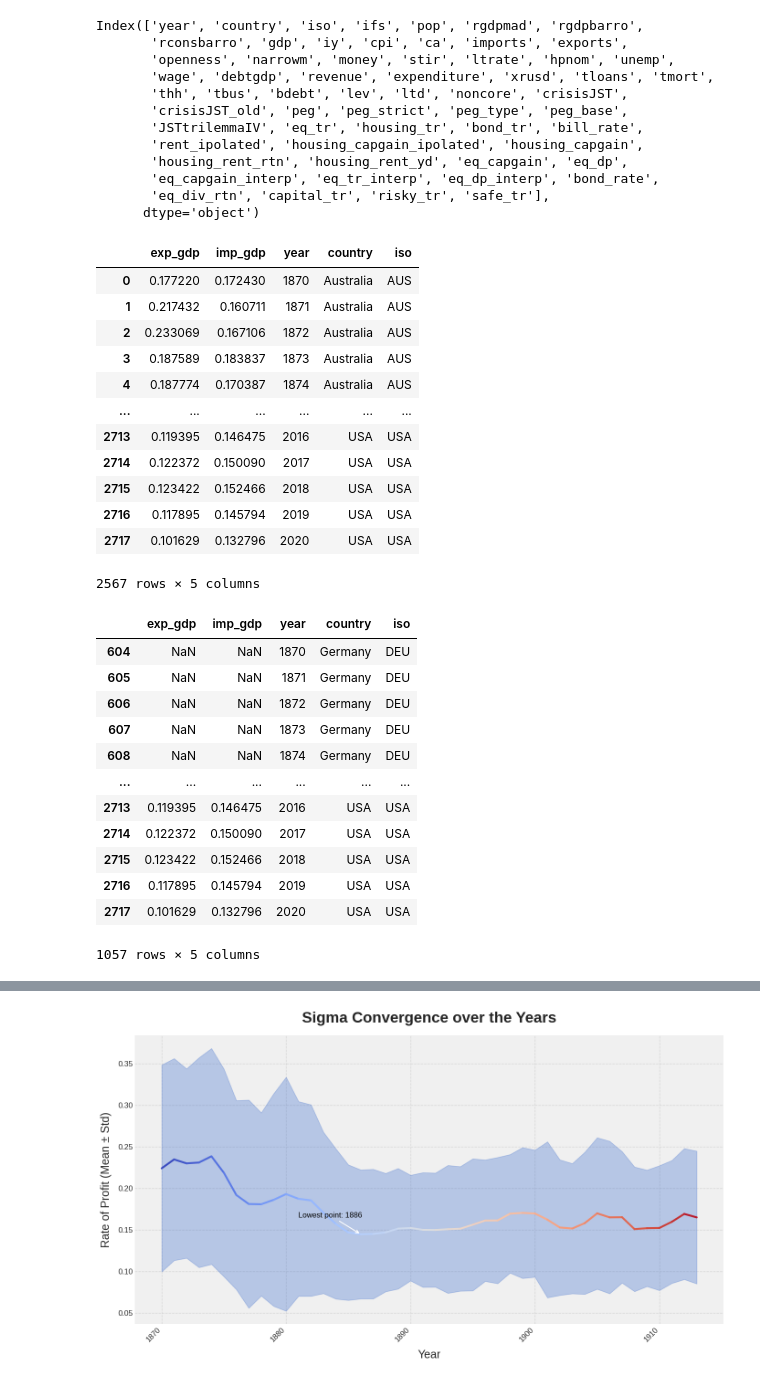
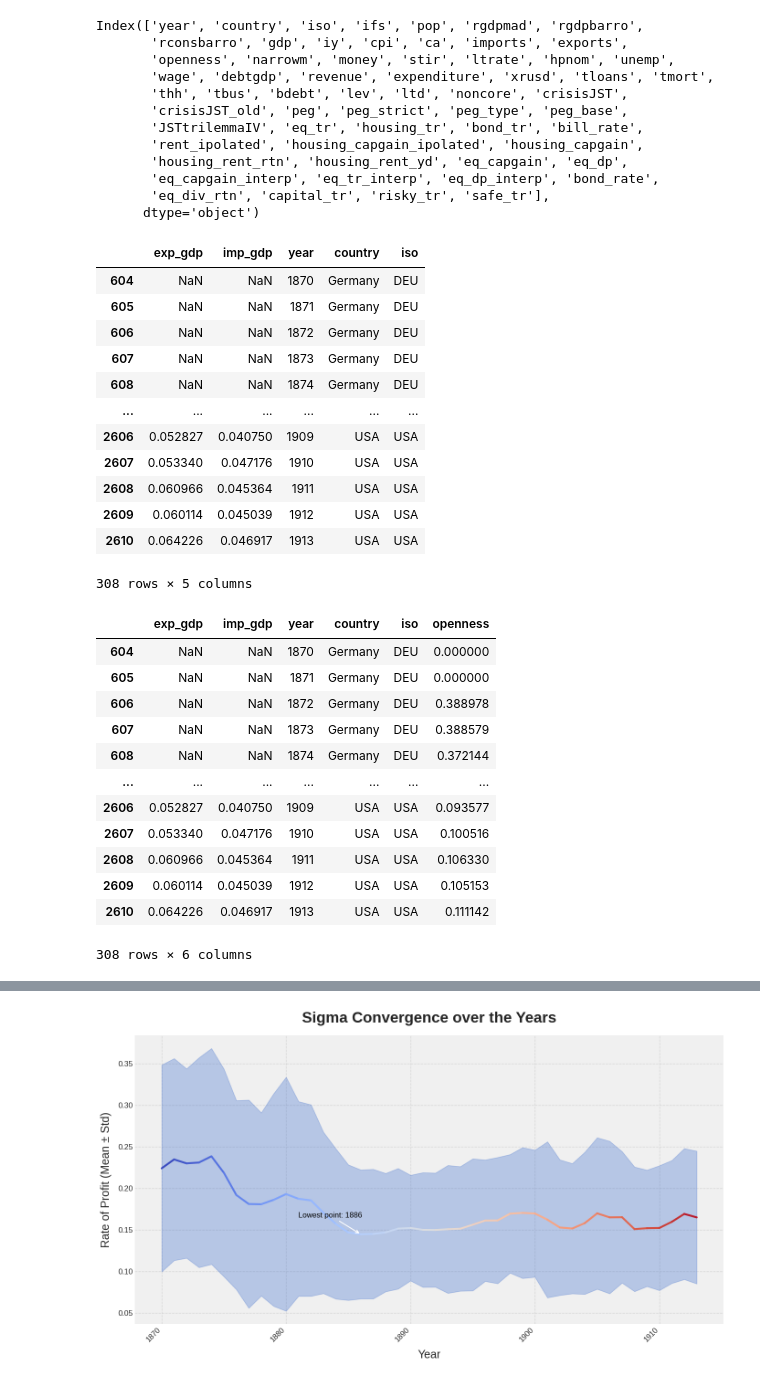
Before and after one commit to kabeerbora/1st_global, a Jupyter notebook: 1st_global.ipynb, the cells around one changed output, grey strips where cells are left out. Cells and saved outputs as stored; diff of their text form; code cells hidden in the pictures.

```diff
--- a/1st_global.ipynb
+++ b/1st_global.ipynb
@@ -65,43 +63,43 @@ df_open = df_open[df_open['year'] <= 1913]
 df_open['exp_gdp'] = df_open['exports']/df_open['gdp']
 df_open['imp_gdp'] = df_open['imports']/df_open['gdp']
 # %%
-df_open = df_open[['exp_gdp', 'imp_gdp', 'year', 'country','iso']]
+df_open = df_open[['exp_gdp', 'imp_gdp', 'year', 'country','iso', 'openness']]
 # %%
-iso_list = ['AUS', 'BEL', 'CAN', 'CHE', 'DEU', 'DNK', 'ESP', 'FIN', 'FRA', 'GBR', 'ITA', 'JPN', 'NLD', 'NOR', 'PRT', 'SWE', 'USA']
+iso_list = ['DEU','ESP', 'FRA', 'GBR', 'NLD', 'SWE', 'USA']
 df_open = df_open[df_open['iso'].isin(iso_list)]
 df_open
 # %% [output]
 |  | exp_gdp | imp_gdp | year | country | iso |
-| 0 | 0.177220 | 0.172430 | 1870 | Australia | AUS |
-| 1 | 0.217432 | 0.160711 | 1871 | Australia | AUS |
-| 2 | 0.233069 | 0.167106 | 1872 | Australia | AUS |
-| 3 | 0.187589 | 0.183837 | 1873 | Australia | AUS |
-| 4 | 0.187774 | 0.170387 | 1874 | Australia | AUS |
+| 604 | NaN | NaN | 1870 | Germany | DEU |
+| 605 | NaN | NaN | 1871 | Germany | DEU |
+| 606 | NaN | NaN | 1872 | Germany | DEU |
+| 607 | NaN | NaN | 1873 | Germany | DEU |
+| 608 | NaN | NaN | 1874 | Germany | DEU |
 | ... | ... | ... | ... | ... | ... |
-| 2713 | 0.119395 | 0.146475 | 2016 | USA | USA |
-| 2714 | 0.122372 | 0.150090 | 2017 | USA | USA |
-| 2715 | 0.123422 | 0.152466 | 2018 | USA | USA |
-| 2716 | 0.117895 | 0.145794 | 2019 | USA | USA |
-| 2717 | 0.101629 | 0.132796 | 2020 | USA | USA |
+| 2606 | 0.052827 | 0.040750 | 1909 | USA | USA |
+| 2607 | 0.053340 | 0.047176 | 1910 | USA | USA |
+| 2608 | 0.060966 | 0.045364 | 1911 | USA | USA |
+| 2609 | 0.060114 | 0.045039 | 1912 | USA | USA |
+| 2610 | 0.064226 | 0.046917 | 1913 | USA | USA |
-2567 rows × 5 columns
+308 rows × 5 columns
 # %%
 iso_list = ['DEU', 'ESP', 'FRA','GBR','NLD','SWE', 'USA']
 df_open = df_open[df_open['iso'].isin(iso_list)]
 df_open
 # %% [output]
-|  | exp_gdp | imp_gdp | year | country | iso |
-| 604 | NaN | NaN | 1870 | Germany | DEU |
-| 605 | NaN | NaN | 1871 | Germany | DEU |
-| 606 | NaN | NaN | 1872 | Germany | DEU |
-| 607 | NaN | NaN | 1873 | Germany | DEU |
-| 608 | NaN | NaN | 1874 | Germany | DEU |
-| ... | ... | ... | ... | ... | ... |
-| 2713 | 0.119395 | 0.146475 | 2016 | USA | USA |
-| 2714 | 0.122372 | 0.150090 | 2017 | USA | USA |
-| 2715 | 0.123422 | 0.152466 | 2018 | USA | USA |
-| 2716 | 0.117895 | 0.145794 | 2019 | USA | USA |
-| 2717 | 0.101629 | 0.132796 | 2020 | USA | USA |
+|  | exp_gdp | imp_gdp | year | country | iso | openness |
+| 604 | NaN | NaN | 1870 | Germany | DEU | 0.000000 |
+| 605 | NaN | NaN | 1871 | Germany | DEU | 0.000000 |
+| 606 | NaN | NaN | 1872 | Germany | DEU | 0.388978 |
+| 607 | NaN | NaN | 1873 | Germany | DEU | 0.388579 |
+| 608 | NaN | NaN | 1874 | Germany | DEU | 0.372144 |
+| ... | ... | ... | ... | ... | ... | ... |
+| 2606 | 0.052827 | 0.040750 | 1909 | USA | USA | 0.093577 |
+| 2607 | 0.053340 | 0.047176 | 1910 | USA | USA | 0.100516 |
+| 2608 | 0.060966 | 0.045364 | 1911 | USA | USA | 0.106330 |
+| 2609 | 0.060114 | 0.045039 | 1912 | USA | USA | 0.105153 |
+| 2610 | 0.064226 | 0.046917 | 1913 | USA | USA | 0.111142 |
-1057 rows × 5 columns
+308 rows × 6 columns
 # %%
 mask = (df_open['year'] >= 1870) & (df_open['year'] <= 1913)
 df_open = df_open[mask]
```
Also changed, not shown: parts of 3 cells of this notebook.
